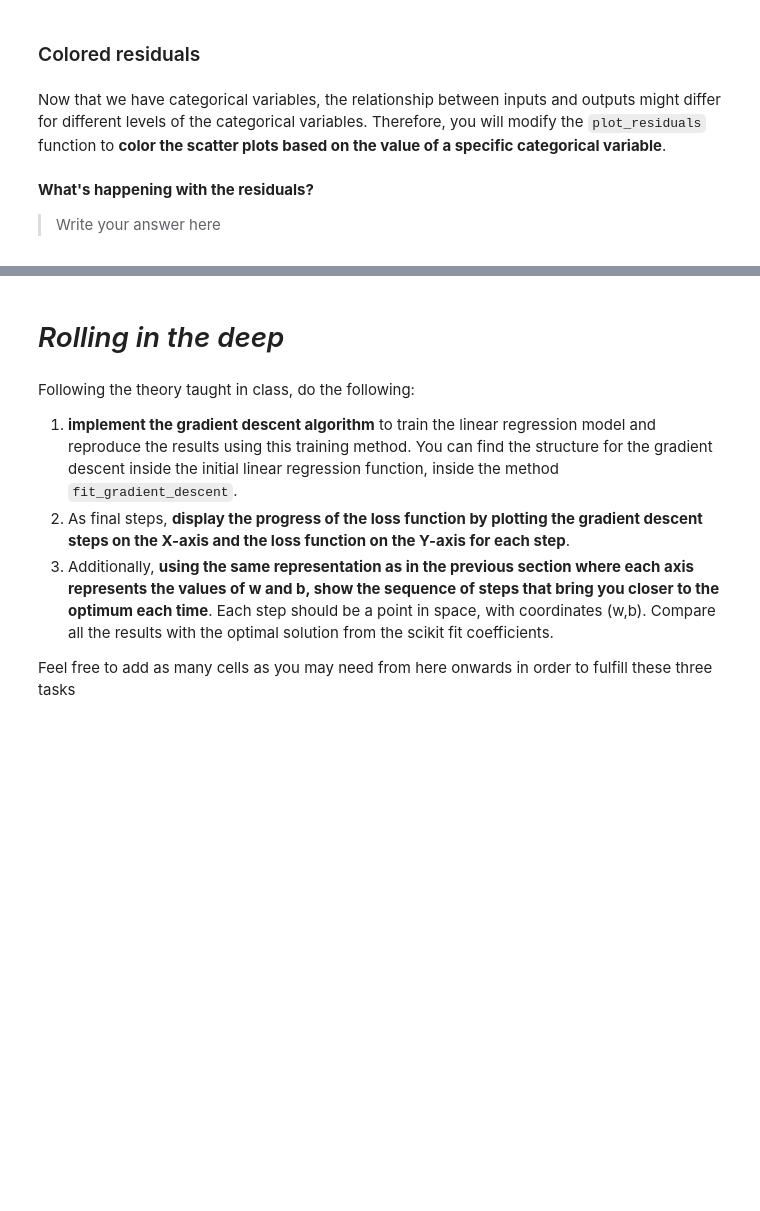
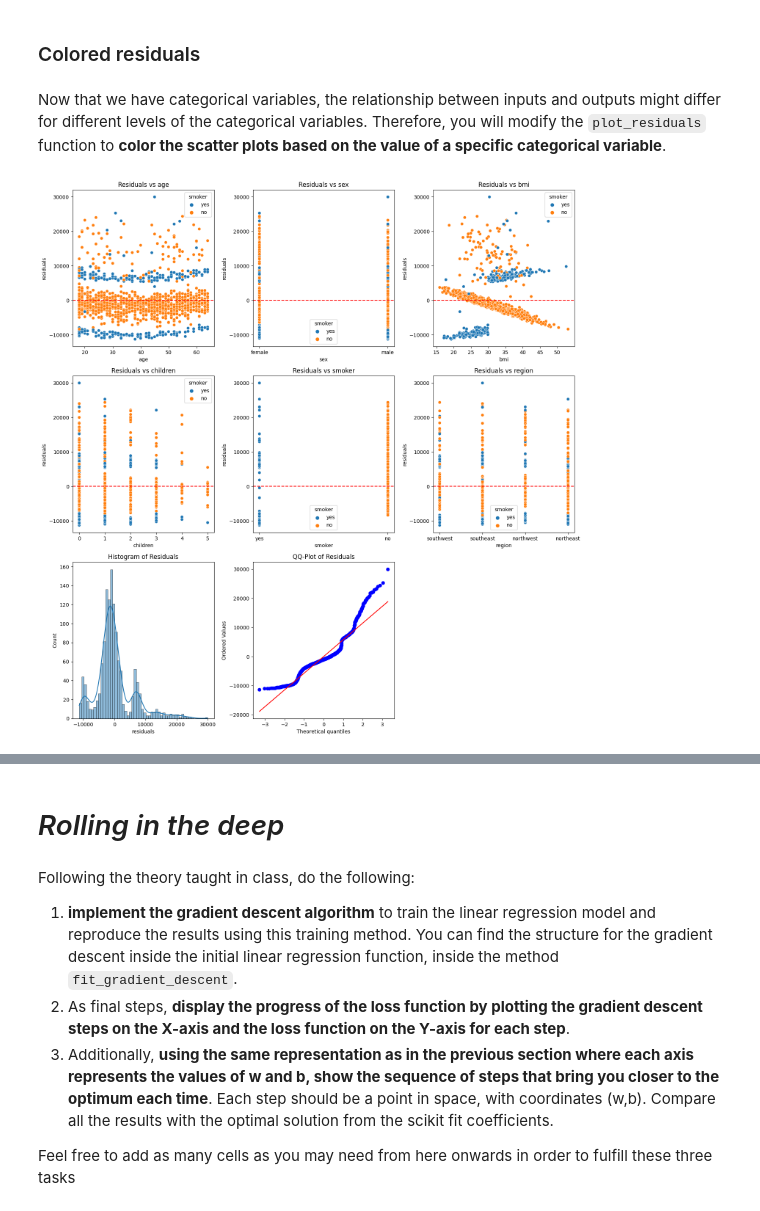
Before and after one commit to ICAI-IMAT-ML/p2-4-javiermiguezz, a Jupyter notebook: notebook/Lab_2_4_LR2.ipynb, the cells around one changed output, grey strips where cells are left out. Drawn from its saved outputs; the diff is of its cells as text; code cells hidden in the pictures; blank space fills up the shorter version.

```diff
--- a/notebook/Lab_2_4_LR2.ipynb
+++ b/notebook/Lab_2_4_LR2.ipynb
@@ -182,7 +181,13 @@ In order to fit a regression model with these contributions, construct a new dat
 * Also, pay attention to the fact that you can use whatever contribution you see fit here, not just these previous ones.
 # %%
 # TODO
-data_transf = pd.DataFrame({'Input1': input1 ** None,   # Substitute "None" by the degree you think works here
+input1 = data["Input1"]
+input2 = data["Input2"]
+input3 = data["Input3"]
+input4 = data["Input4"]
+output = data["Output"]
+
+data_transf = pd.DataFrame({'Input1': input1 ** 2,   # Substitute "None" by the degree you think works here
                             'Input2': np.exp(input3),
                             'Input3': input4,
                             'Output': output})
@@ -255,7 +267,7 @@ data = pd.read_csv(url)
 
 # Preprocess the data
 # TODO: One-hot encode categorical variables. Use pd.get_dummies()
-data_encoded = pd.get_dummies(None)
+data_encoded = pd.get_dummies(data)
 
 # Split the data into features (X) and target (y)
 X = data_encoded.drop('charges', axis=1)
@@ -290,7 +304,7 @@ def plot_residuals(data, output_column, prediction_column, categorical_var=None)
         categorical_var (str, optional): The name of a categorical variable for coloring. Defaults to None.
     """
     # TODO: As before, calculate residuals
-    data['residuals'] = None
+    data['residuals'] = data[output_column] - data[prediction_column]
 
     # Identify columns to plot (excluding the output and prediction columns)
     columns_to_plot = [col for col in data.columns if col not in [output_column, prediction_column, 'residuals']]
@@ -306,35 +320,34 @@ def plot_residuals(data, output_column, prediction_column, categorical_var=None)
     axes = axes.flatten()
 
     # TODO: Plot each variable against the residuals
     for i, col in enumerate(columns_to_plot):
         ax = axes[i]
 
         if categorical_var and categorical_var in data.columns:
-            sns.scatterplot(x = None, y = None, data=data, ax=ax hue = None)
+            sns.scatterplot(x = data[col], y = data["residuals"], data=data, ax=ax, hue = categorical_var)
         else:
-            sns.scatterplot(x = None, y = None, data=data, ax=ax)
+            sns.scatterplot(x = data[col], y = data["residuals"], data=data, ax=ax)
 
         ax.set_title(f'Residuals vs {col}')
         ax.axhline(0, ls='--', color='r')
 
     # Histogram of residuals
     sns.histplot(data['residuals'], kde=True, ax=axes[i + 1])
     axes[i + 1].set_title('Histogram of Residuals')
 
     # QQ-plot of residuals
     stats.probplot(data['residuals'], dist="norm", plot=axes[i + 2])
     axes[i + 2].set_title('QQ-Plot of Residuals')
 
     # Hide any unused axes
     for j in range(i + 3, len(axes)):
         axes[j].set_visible(False)
 
     plt.tight_layout()
     plt.show()
 
 data['predictions'] = model.predict(X)
 # Example usage
 plot_residuals(data, 'charges', 'predictions', 'smoker')
+# %% [output]
+[figure, added]
-# %% [markdown]
-**What's happening with the residuals?**
-> Write your answer here
```
Also changed, not shown: parts of 14 cells of this notebook, 1 other file.
